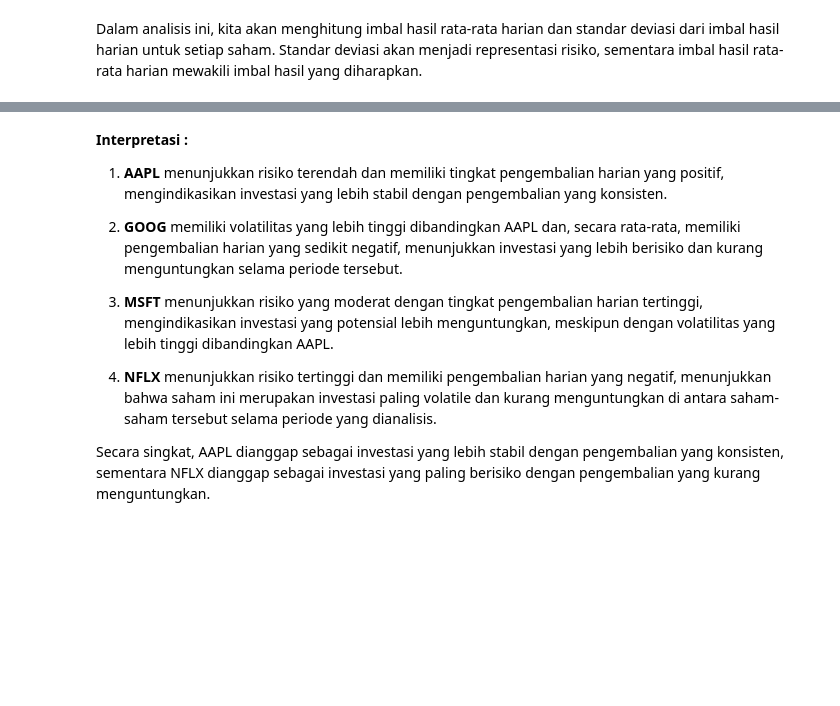
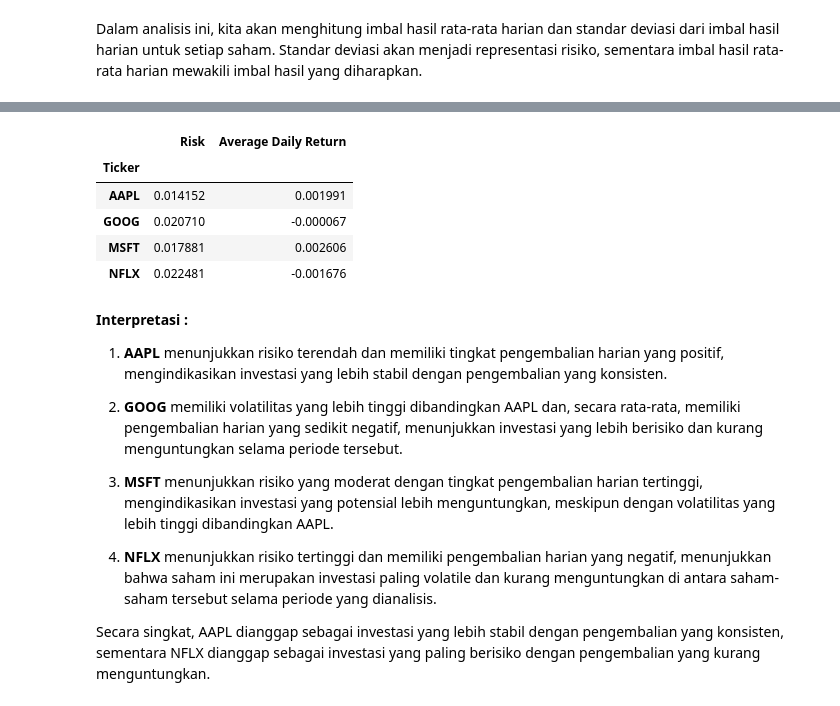
Before and after one commit to FahdAby/4-Stock-Market-Quantitative-Analysis, a Jupyter notebook: Stock Market Quantitative Analysis.ipynb, the cells around one changed output, grey strips where cells are left out. Saved outputs shown, nothing was run; the diff lists cells and outputs as text; code cells hidden in the pictures; blank space fills up the shorter version.

```diff
--- a/Stock Market Quantitative Analysis.ipynb
+++ b/Stock Market Quantitative Analysis.ipynb
@@ -274,6 +292,14 @@ risk = daily_returns.std()
 # %%
 # Membuat Dataframe untuk Plot
 risk_return_df = pd.DataFrame({'Risk': risk, 'Average Daily Return': rata_daily_return})
+risk_return_df
+# %% [output]
+|  | Risk | Average Daily Return |
+| Ticker |  |  |
+| AAPL | 0.014152 | 0.001991 |
+| GOOG | 0.020710 | -0.000067 |
+| MSFT | 0.017881 | 0.002606 |
+| NFLX | 0.022481 | -0.001676 |
 # %%
 # Membuat Plot Visualisasi
 fig5 = go.Figure()
```
Also changed, not shown: parts of 3 cells of this notebook.
